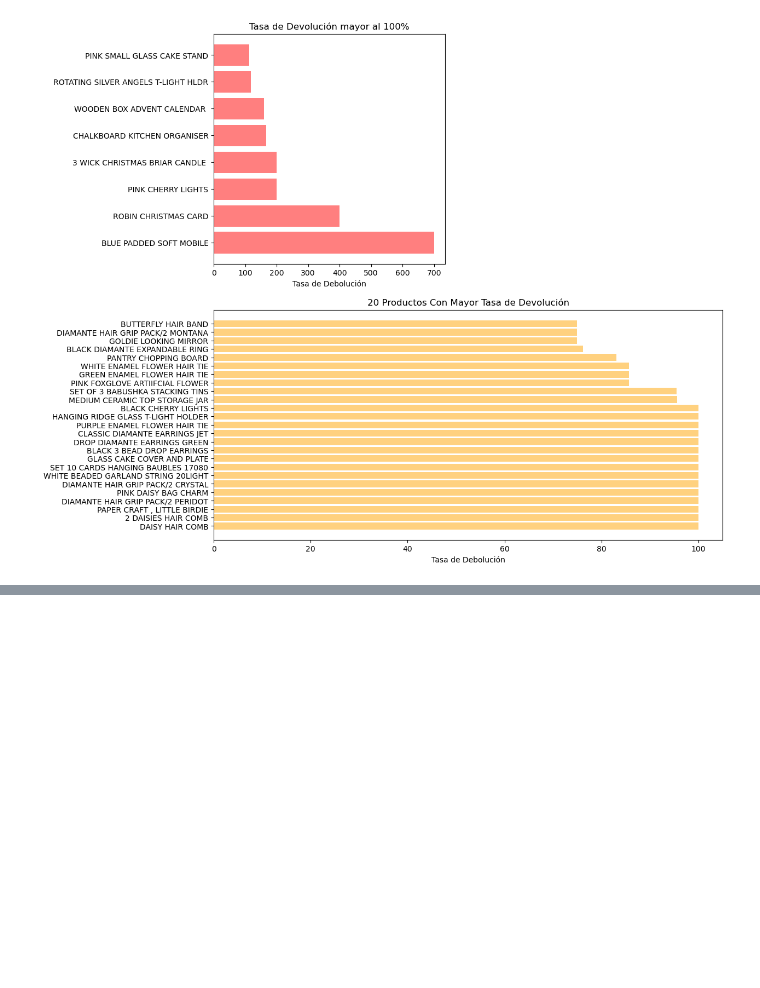
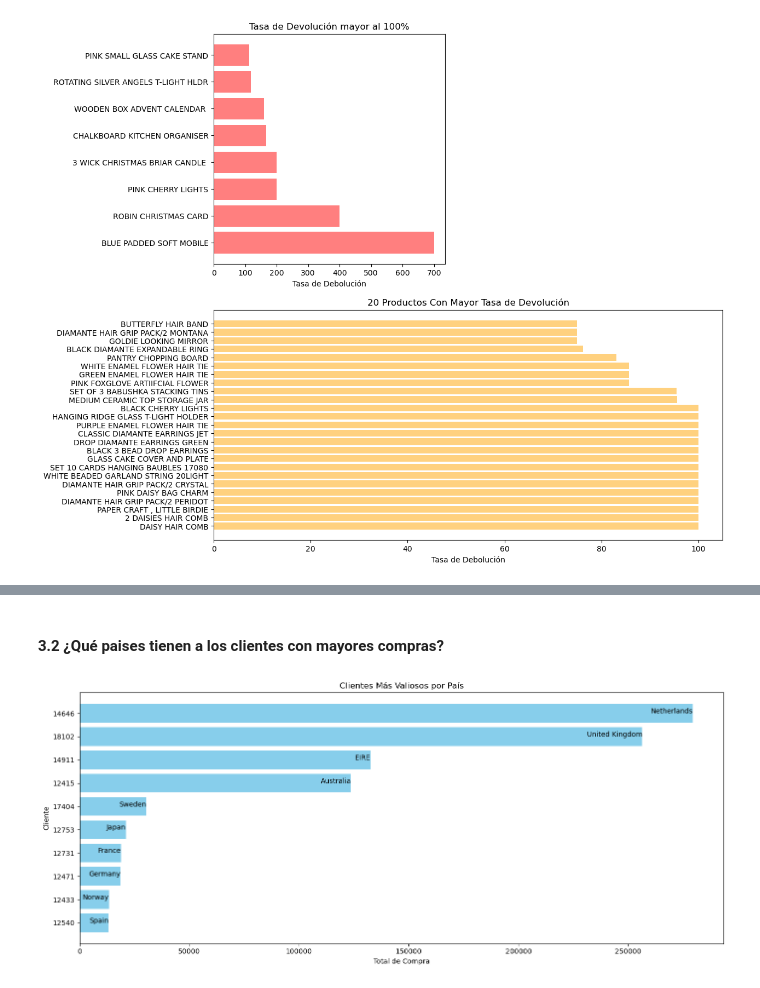
Before and after one commit to pahoalapizco/python_for_data_science, a Jupyter notebook: notebooks/4.0-numpy_pandas_da-analysis_01.ipynb, the cells around one changed output, grey strips where cells are left out. Drawn from its saved outputs; the diff is of its cells as text; code cells hidden in the pictures; blank space fills up the shorter version.

```diff
--- a/notebooks/4.0-numpy_pandas_da-analysis_01.ipynb
+++ b/notebooks/4.0-numpy_pandas_da-analysis_01.ipynb
@@ -426,0 +449,29 @@ plt.show()
+# %% [markdown]
+#### 3.2 ¿Qué paises tienen a los clientes con mayores compras?
+# %%
+total_customer_purchases = retail_cleaned.groupby(["Country", "CustomerID"])["TotalAmount"].sum().reset_index()
+top_10_best_customer_by_country = total_customer_purchases.loc[total_customer_purchases.groupby("Country")["TotalAmount"].idxmax()].nlargest(10, "TotalAmount").reset_index()
+# %%
+plt.figure(figsize=(14, 6))
+plt.barh(
+  top_10_best_customer_by_country["CustomerID"].astype(str),
+  top_10_best_customer_by_country["TotalAmount"],
+  color="skyblue"
+)
+
+max_ta =  top_10_best_customer_by_country["TotalAmount"].max()
+for idx, row in top_10_best_customer_by_country.iterrows():
+  plt.text(
+    y=idx,
+    x=row["TotalAmount"],
+    s=row["Country"],
+    ha="right"
+  )
+
+plt.title("Clientes Más Valiosos por País")
+plt.ylabel("Cliente")
+plt.xlabel("Total de Compra")
+plt.tight_layout()
+plt.gca().invert_yaxis();
+# %% [output]
+[figure, added]
```
Also changed, not shown: parts of 7 cells of this notebook.
